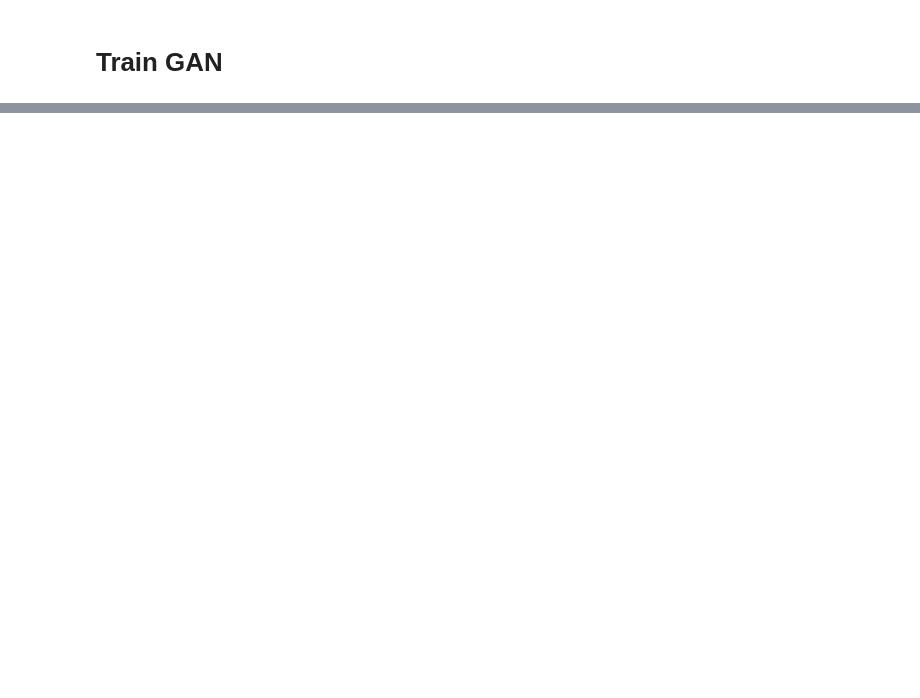
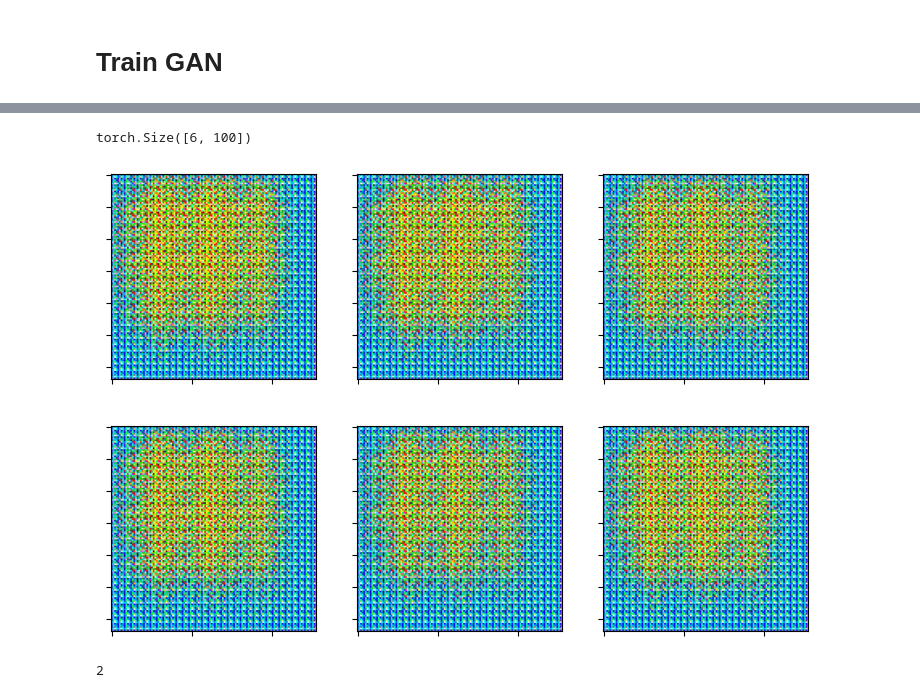
Before and after one commit to jaduranfernandez/gan_image_generator, a Jupyter notebook: main.ipynb, the cells around one changed output, grey strips where cells are left out. Saved outputs shown, nothing was run; the diff lists cells and outputs as text; code cells hidden in the pictures; blank space fills up the shorter version.

```diff
--- a/main.ipynb
+++ b/main.ipynb
@@ -68,6 +45,7 @@ input_length = 100
 
 generator = FaceGenerator(input_length)
 discriminator = FaceDiscriminator()
-loss = nn.BCELoss()
+generator_loss = nn.BCELoss()
+discriminator_loss = nn.BCELoss()
 generator_optimizer = torch.optim.Adam(generator.parameters(), lr=0.001)
 discriminator_optimizer = torch.optim.Adam(discriminator.parameters(), lr=0.001)
@@ -74,2 +54,6 @@ discriminator_optimizer = torch.optim.Adam(discriminator.parameters(), lr=0.001)
+# %%
+generator = FaceGenerator(input_length)
+generator_loss = nn.BCELoss()
+generator_optimizer = torch.optim.Adam(generator.parameters(), lr=0.001)
 # %% [markdown]
 # Train GAN
@@ -82,5 +60,5 @@ torch.Size([10, 3, 128, 128])
 # %%
 from trainers.general_trainer import Trainer
-trainer = Trainer(generator, discriminator, loss, loss, generator_optimizer, discriminator_optimizer)
+trainer = Trainer(generator, discriminator, generator_loss, discriminator_loss, generator_optimizer, discriminator_optimizer)
 trainer.train(dataloader, input_length)
 # %%
@@ -143,0 +96,39 @@ model(random_input)
+# %%
+
+seed = 1234
+n_iteration = 300
+
+n_rows = 2
+n_cols = 3
+scale = 3
+fig, axs = plt.subplots(n_rows, n_cols, figsize=(n_cols*scale, n_rows*scale))
+
+
+np.random.seed(seed)
+noise = torch.tensor(np.random.normal(0, 1, (n_rows*n_cols, input_length)), dtype=torch.float)
+
+
+generator = torch.load("saved_models/generator_{0}.pth".format(n_iteration))
+generator.eval()
+with torch.no_grad():
+    fake_images = generator(noise)
+
+
+for row_id in range(n_rows):
+    for col_id in range(n_cols):
+        index = row_id * n_cols + col_id
+        face_image = fake_images[index].detach()
+        face_image = (face_image + 1)/2
+        axs[row_id, col_id].imshow(face_image.permute((1,2,0)))
+        axs[row_id, col_id].set_xticklabels([])
+        axs[row_id, col_id].set_yticklabels([])
+        #axs[0, 0].set_title('Axis [0, 0]')
+# %% [output]
+torch.Size([6, 100])
+[figure, added]
+# %%
+n_cols = 3
+
+8//4
+# %% [output]
+2
```
Also changed, not shown: parts of 8 cells of this notebook.
